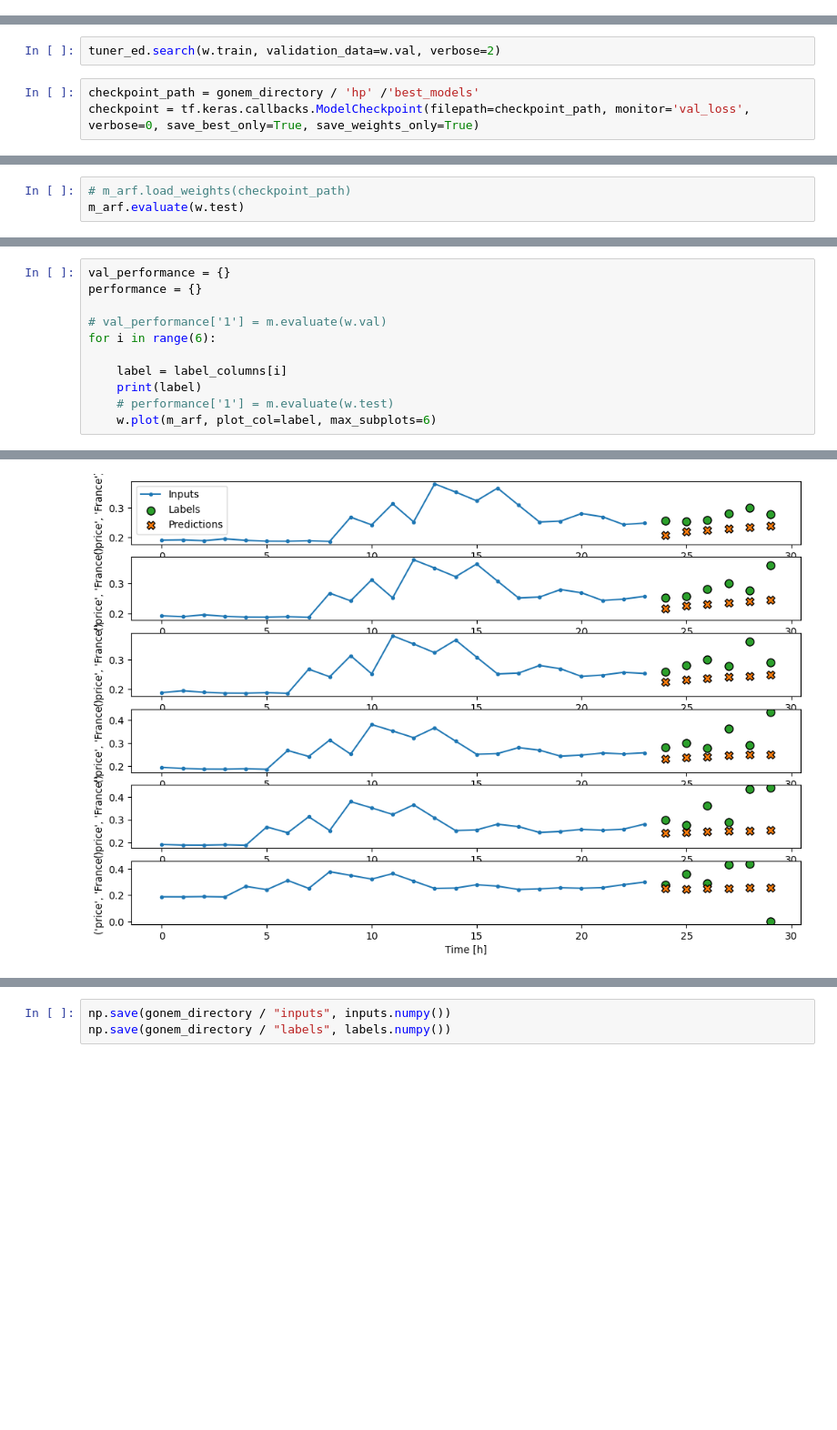
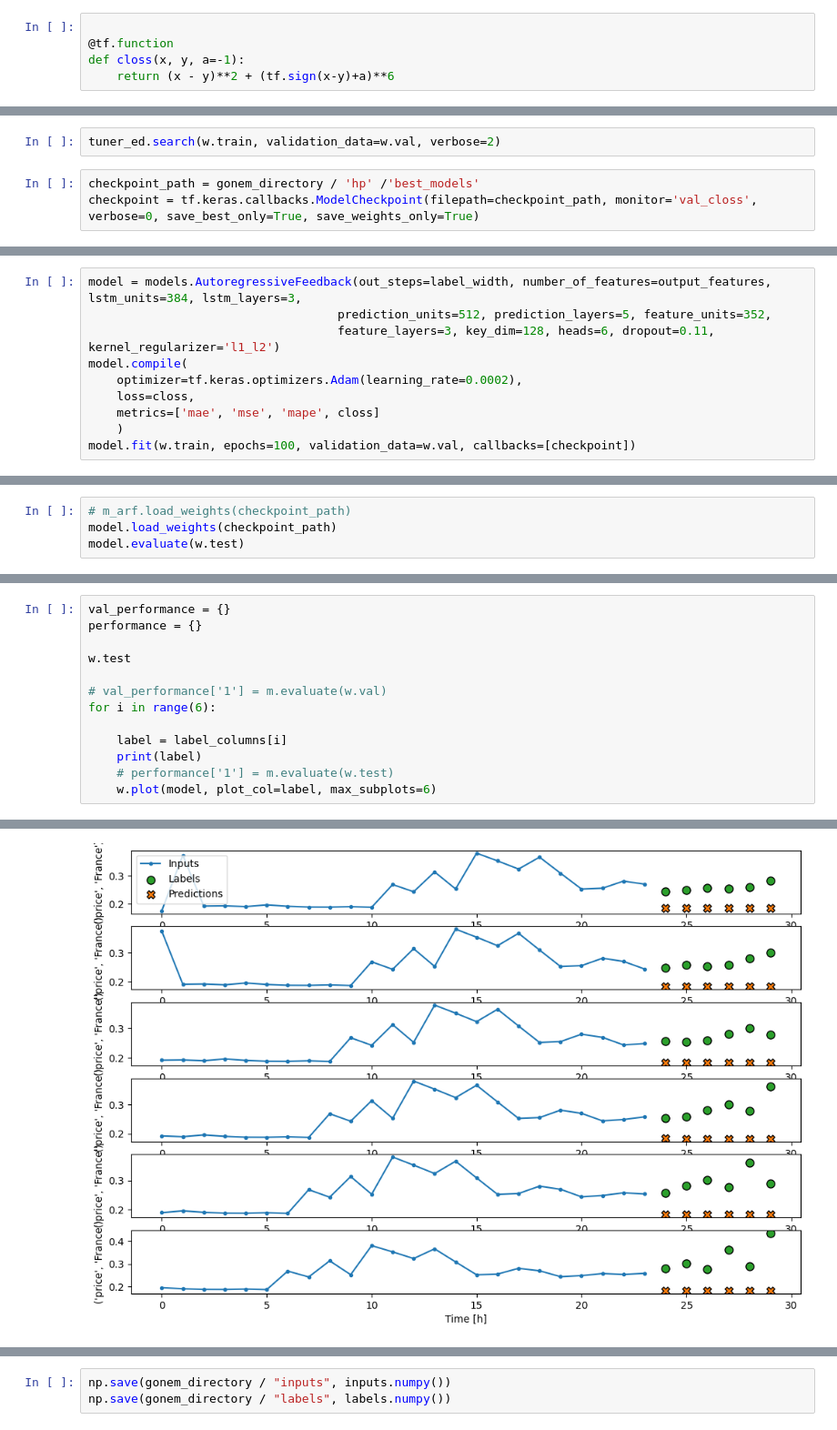
Before and after one commit to Gogonemnem/erasmus-university-rotterdam-assignments, a Jupyter notebook: code/notebooks/Gonem/run.ipynb, the cells around one changed output, grey strips where cells are left out. Shown: that part at 91% size. Cells and saved outputs as stored; diff of their text form; blank space fills up the shorter version.

Commit message:
add regularizers

```diff
--- a/code/notebooks/Gonem/run.ipynb
+++ b/code/notebooks/Gonem/run.ipynb
@@ -117,6 +170,11 @@ Instructions for updating:
 Lambda fuctions will be no more assumed to be used in the statement where they are used, or at least in the same block. https://github.com/tensorflow/tensorflow/issues/56089
 Inputs shape (batch, time, features): (32, 24, 75)
 Labels shape (batch, time, features): (32, 6, 6)
+# %%
+
+@tf.function
+def closs(x, y, a=-1):
+    return (x - y)**2 + (tf.sign(x-y)+a)**6
 # %%
 def build_ARF(hp):
     lstm_units = hp.Int("lstm_units", min_value=32, max_value=512, step=32)
@@ -263,5 +332,5 @@ tuner_ss.search(w.train, validation_data=w.val, verbose=2)
 tuner_ed.search(w.train, validation_data=w.val, verbose=2)
 # %%
 checkpoint_path = gonem_directory / 'hp' /'best_models'
-checkpoint = tf.keras.callbacks.ModelCheckpoint(filepath=checkpoint_path, monitor='val_loss', verbose=0, save_best_only=True, save_weights_only=True)
+checkpoint = tf.keras.callbacks.ModelCheckpoint(filepath=checkpoint_path, monitor='val_closs', verbose=0, save_best_only=True, save_weights_only=True)
 # %%
@@ -272,0 +345,10 @@ m_arf = tuner_arf.get_best_models(num_models=1)[0]
+# %%
+model = models.AutoregressiveFeedback(out_steps=label_width, number_of_features=output_features, lstm_units=384, lstm_layers=3,
+                                   prediction_units=512, prediction_layers=5, feature_units=352,
+                                   feature_layers=3, key_dim=128, heads=6, dropout=0.11, kernel_regularizer='l1_l2')
+model.compile(
+    optimizer=tf.keras.optimizers.Adam(learning_rate=0.0002),
+    loss=closs,
+    metrics=['mae', 'mse', 'mape', closs]
+    )
+model.fit(w.train, epochs=100, validation_data=w.val, callbacks=[checkpoint])
@@ -273,4 +374,5 @@ m_arf = tuner_arf.get_best_models(num_models=1)[0]
 # %%
 # m_arf.load_weights(checkpoint_path)
-m_arf.evaluate(w.test)
+model.load_weights(checkpoint_path)
+model.evaluate(w.test)
 # %% [output]
@@ -279,6 +385,8 @@ m_arf.evaluate(w.test)
 # %%
 val_performance = {}
 performance = {}
+
+w.test
 
 # val_performance['1'] = m.evaluate(w.val)
 for i in range(6):
@@ -286,6 +394,6 @@ for i in range(6):
     label = label_columns[i]
     print(label)
     # performance['1'] = m.evaluate(w.test)
-    w.plot(m_arf, plot_col=label, max_subplots=6)
+    w.plot(model, plot_col=label, max_subplots=6)
 # %% [output]
 ('price', 'Brazil')
@@ -293,3 +401,3 @@ for i in range(6):
 ('price', 'France')
-[figure, old version]
+[figure, new version]
 ('price', 'Germany')
```
Also changed, not shown: parts of 26 cells of this notebook, 2 other files.
